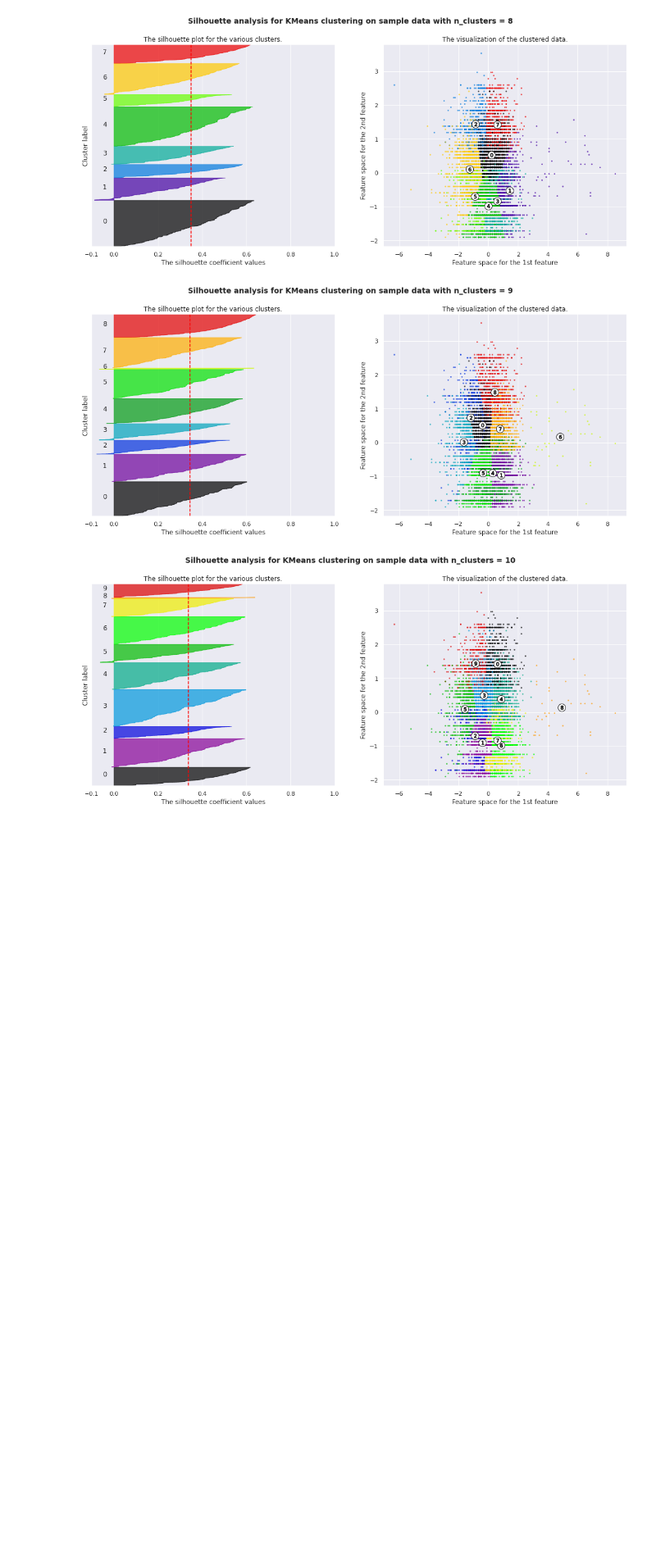
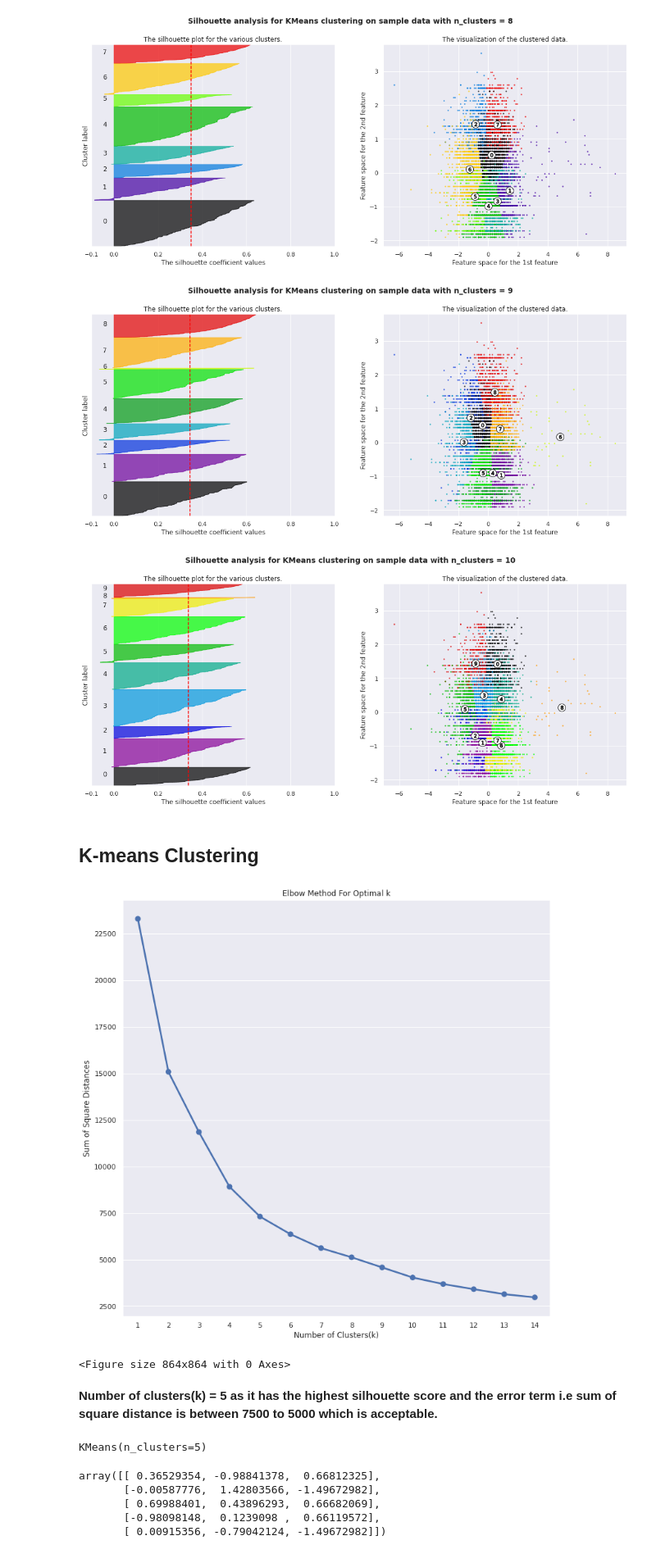
Before and after one commit to praveenbejo95/Netflix-Movies-and-TV-shows-Clustering, a Jupyter notebook: NETFLIX_MOVIES_AND_TV_SHOWS_CLUSTERING.ipynb, the cells around one changed output. Shown at 82% size. Drawn from its saved outputs; the diff is of its cells as text; code cells hidden in the pictures; blank space fills up the shorter version.

```diff
--- a/NETFLIX_MOVIES_AND_TV_SHOWS_CLUSTERING.ipynb
+++ b/NETFLIX_MOVIES_AND_TV_SHOWS_CLUSTERING.ipynb
@@ -942,0 +994,3 @@ netflix_df.head()
+# %%
+# dropping unncessary columns
+netflix_df.drop(['country','date_added','age_wise_rating'],axis = 1,inplace = True)
@@ -1081,3 +1146,48 @@ For n_clusters = 10 The average silhouette_score is : 0.3377624727736268
 [figure]
 [figure]
 [figure]
+# %% [markdown]
+## **K-means Clustering**
+# %%
+# using elbow method to find the most suitable cluster numbers
+features_for_clusterring =netflix_df[['length','length_listed','type']]
+scaler_method =preprocessing.StandardScaler()
+final_feature =scaler_method.fit_transform(features_for_clusterring)
+X=final_feature
+from sklearn.cluster import KMeans
+
+sum_of_sq_dist = {}
+for k in range(1,15):
+    km = KMeans(n_clusters= k, init= 'k-means++', max_iter= 1000)
+    km = km.fit(X)
+    sum_of_sq_dist[k] = km.inertia_
+
+#Plot the graph for the sum of square distance values and Number of Clusters
+sns.pointplot(x = list(sum_of_sq_dist.keys()), y = list(sum_of_sq_dist.values()))
+plt.xlabel('Number of Clusters(k)')
+plt.ylabel('Sum of Square Distances')
+plt.title('Elbow Method For Optimal k')
+plt.figure(figsize=(12,12))
+plt.show()
+# %% [output]
+[figure, added]
+<Figure size 864x864 with 0 Axes>
+# %% [markdown]
+**Number of clusters(k) = 5 as it has the highest silhouette score and the error term i.e sum of square distance is between 7500 to 5000 which is acceptable.**
+# %%
+#Kmeans clustering Implementation
+Kmeans_clustersmodel= KMeans(n_clusters=5)
+Kmeans_clustersmodel.fit(X)
+# %% [output]
+KMeans(n_clusters=5)
+# %%
+#Predicting from model and also checking centres_Cluster in arrays
+pred= Kmeans_clustersmodel.predict(X)
+centres_Cluster= Kmeans_clustersmodel.cluster_centers_
+centres_Cluster
+# %% [output]
+array([[ 0.36529354, -0.98841378,  0.66812325],
+       [-0.00587776,  1.42803566, -1.49672982],
+       [ 0.69988401,  0.43896293,  0.66682069],
+       [-0.98098148,  0.1239098 ,  0.66119572],
+       [ 0.00915356, -0.79042124, -1.49672982]])
```
Also changed, not shown: parts of 24 cells of this notebook.
